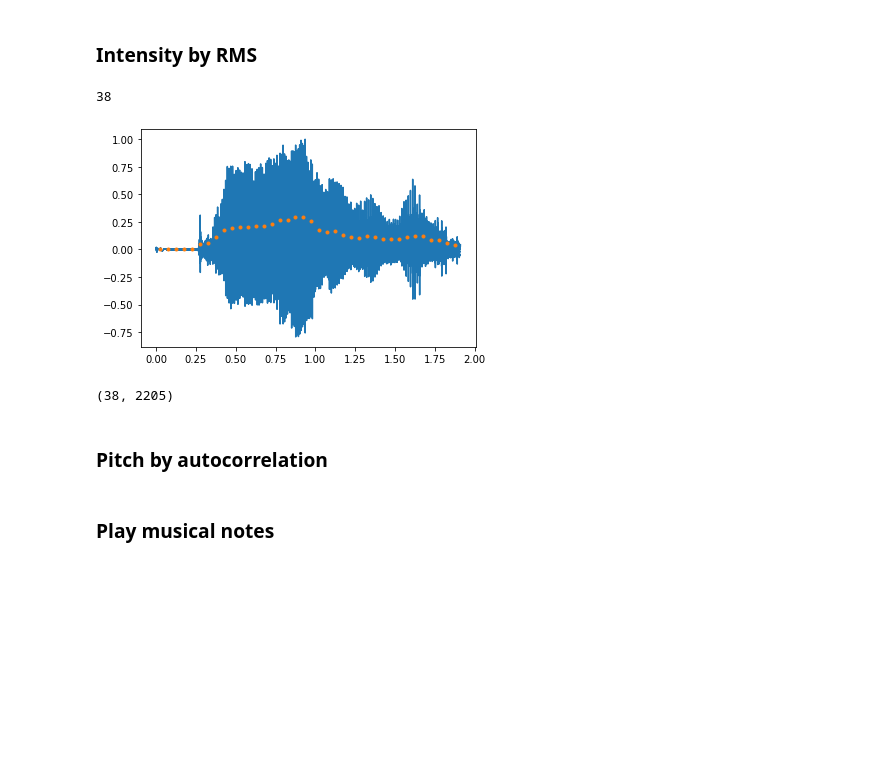
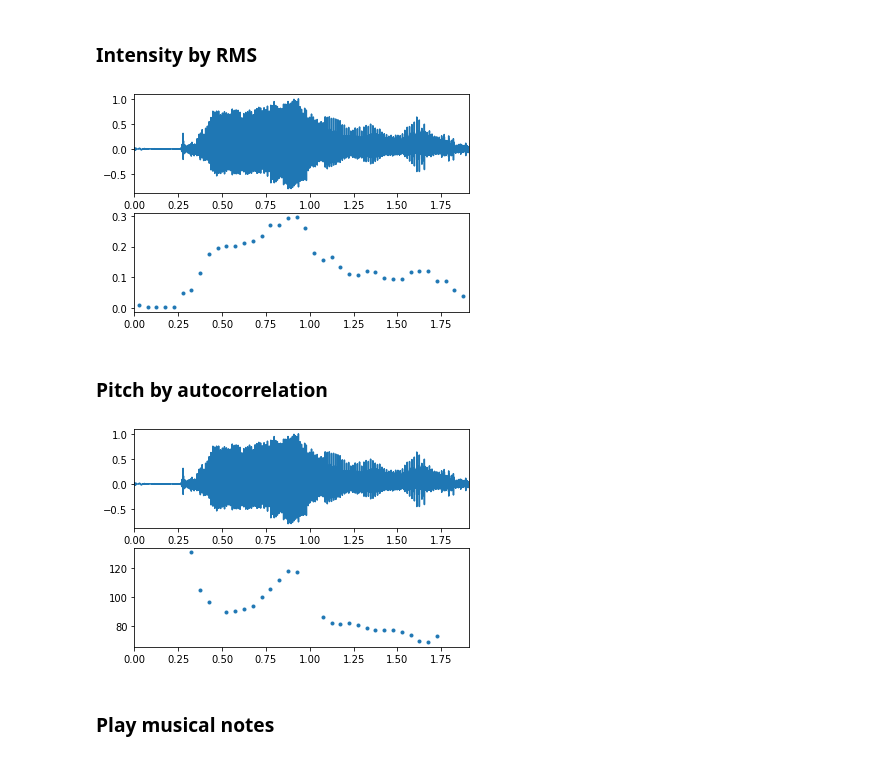
Before and after one commit to hsnam95/class2021Fall, a Jupyter notebook: sound.ipynb, the cells around one changed output. Drawn from its saved outputs; the diff is of its cells as text; code cells hidden in the pictures; blank space fills up the shorter version.

```diff
--- a/sound.ipynb
+++ b/sound.ipynb
@@ -91,36 +99,27 @@ def frame_signal(signal, srate, win_size, win_step):
 # %% [markdown]
 ### Intensity by RMS
-# %%
-frames.shape[0]
-# %% [output]
-38
 # %%
-from scipy.io import wavfile
-sr, s = wavfile.read('a.wav')
-
-dur = len(s)/sr
 t = np.arange(1, len(s)+1)/sr
 s = s/np.max(s)
 
 win_size = 0.05
 win_step = 0.05
 
 frames = frame_signal(s, sr, win_size, win_step)
 framesT = np.arange(frames.shape[0]) * win_step + win_size/2
 
 amp = []
 for frame in frames:
   amp.append(np.sqrt(np.mean(frame**2)))
 
+plt.subplot(2,1,1)
 plt.plot(t, s)
+plt.xlim([0, dur])
+plt.subplot(2,1,2)
 plt.plot(framesT, amp, '.')
+plt.xlim([0, dur])
 plt.show()
 # %% [output]
-[figure, old version]
+[figure, new version]
-# %%
-frames = frame_signal(s, sr, 0.05, 0.05)
-frames
-# %% [output]
-(38, 2205)
 # %% [markdown]
 ### Pitch by autocorrelation
@@ -149,3 +131,35 @@ plt.show()
+# %%
+from scipy.io import wavfile
+sr, s = wavfile.read('a.wav')
+
+t = np.arange(1, len(s)+1)/sr
+s = s/np.max(s)
+dur = len(s)/sr
+
+win_size = 0.05
+win_step = 0.05
+
+frames = frame_signal(s, sr, win_size, win_step)
+framesT = np.arange(frames.shape[0]) * win_step + win_size/2
+
+F0 = []
+for frame in frames:
+  result = autocorr(frame)
+  peakIdx = np.argmin(result) + np.argmax(result[np.argmin(result):])
+  if result[peakIdx] >= 0.5:
+    F0.append(1/(peakIdx/sr))
+  else:
+    F0.append(np.nan)
+
+plt.subplot(2,1,1)
+plt.plot(t, s)
+plt.xlim([0, dur])
+plt.subplot(2,1,2)
+plt.plot(framesT, F0, '.')
+plt.xlim([0, dur])
+plt.show()
+# %% [output]
+[figure, added]
 # %% [markdown]
 ### Play musical notes
 # %%
```
Also changed, not shown: parts of 4 cells of this notebook.
